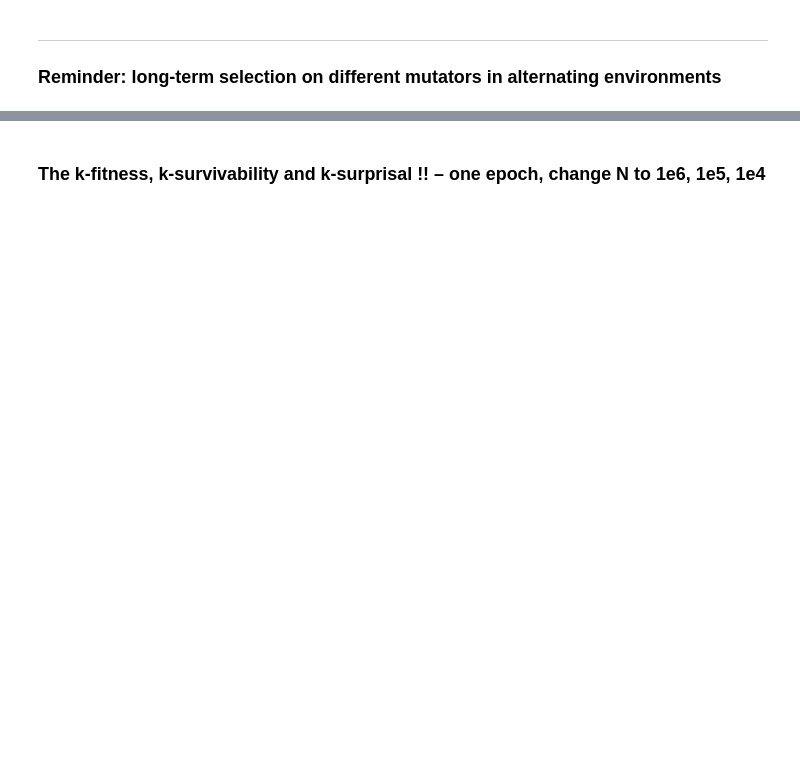
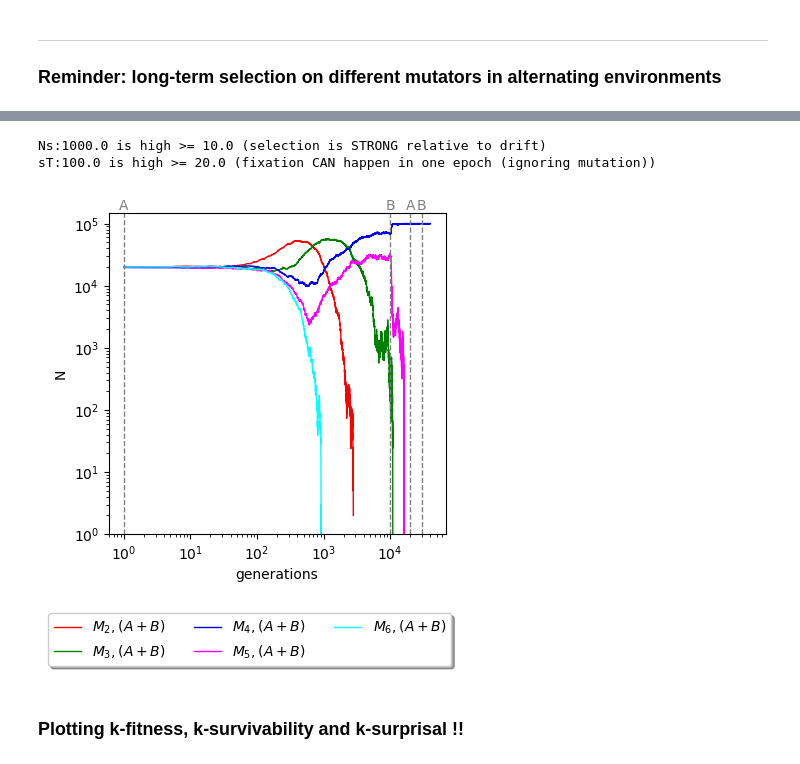
Before and after one commit to mepster/evosim, a Jupyter notebook: class4.ipynb, the cells around one changed output, grey strips where cells are left out. Saved outputs shown, nothing was run; the diff lists cells and outputs as text; code cells hidden in the pictures; blank space fills up the shorter version.

```diff
--- a/class4.ipynb
+++ b/class4.ipynb
@@ -75,22 +85,26 @@ evosim.evosim(args)
 # %%
 args = evosim.default_args.copy()
-args.plotAB = False
 args.plotLog = True
 args.s = 0.01
 args.aToB = 0.0
 args.minMu = 2
 args.numClades = 5
+args.plotAB = False
 
 ###
 
-args.T = 2e5
-args.numEpochs = 1
+args.T = 1e4 # 1e4
+args.numEpochs = 4 # 4
+args.N = 1e5 # 1e5
 
-args.N = 1e4
-args.numRuns = 1 # increase to 8
+args.numRuns = 1 # 1, try multiple runs to average out stochasticity. max of 4 or maybe 8
 
 evosim.evosim(args)
+# %% [output]
+Ns:1000.0 is high >= 10.0 (selection is STRONG relative to drift)
+sT:100.0 is high >= 20.0 (fixation CAN happen in one epoch (ignoring mutation))
+[figure, added]
 # %% [markdown]
-### The k-fitness, k-survivability and k-surprisal !! – one epoch, change N to 1e6, 1e5, 1e4
+### Plotting k-fitness, k-survivability and k-surprisal !!
 # %%
 args = evosim.default_args.copy()
```
Also changed, not shown: parts of 24 cells of this notebook, 1 other file.
